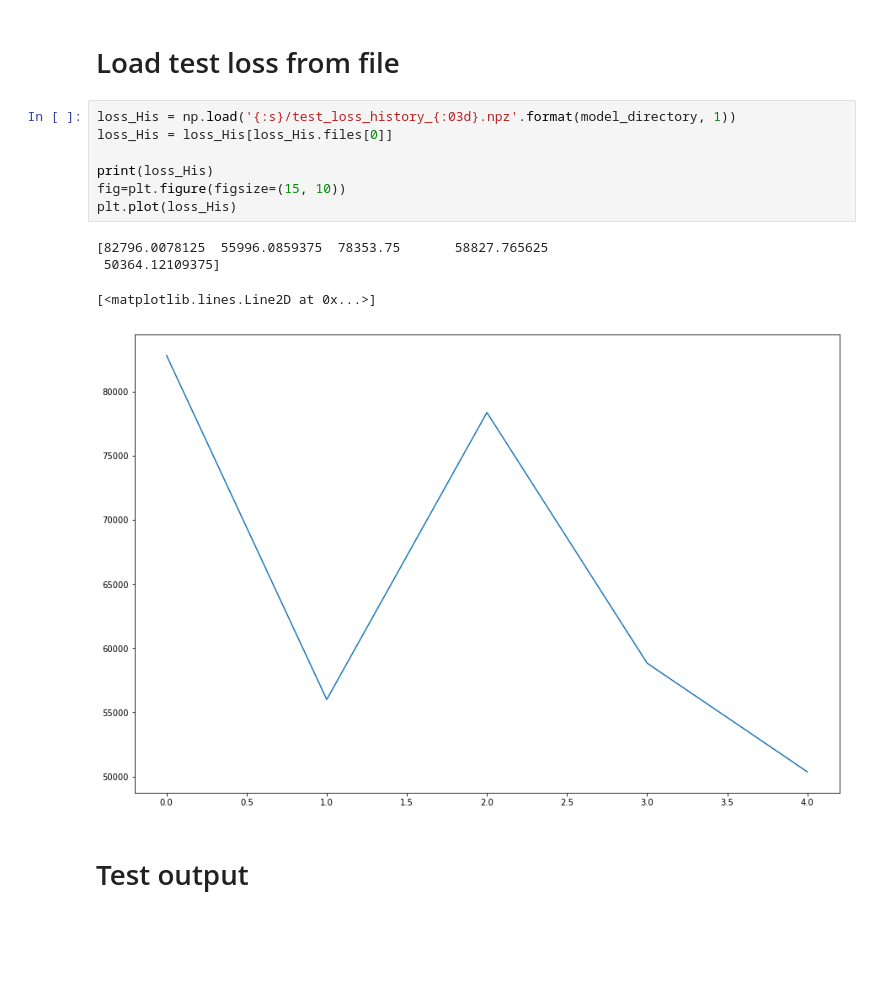
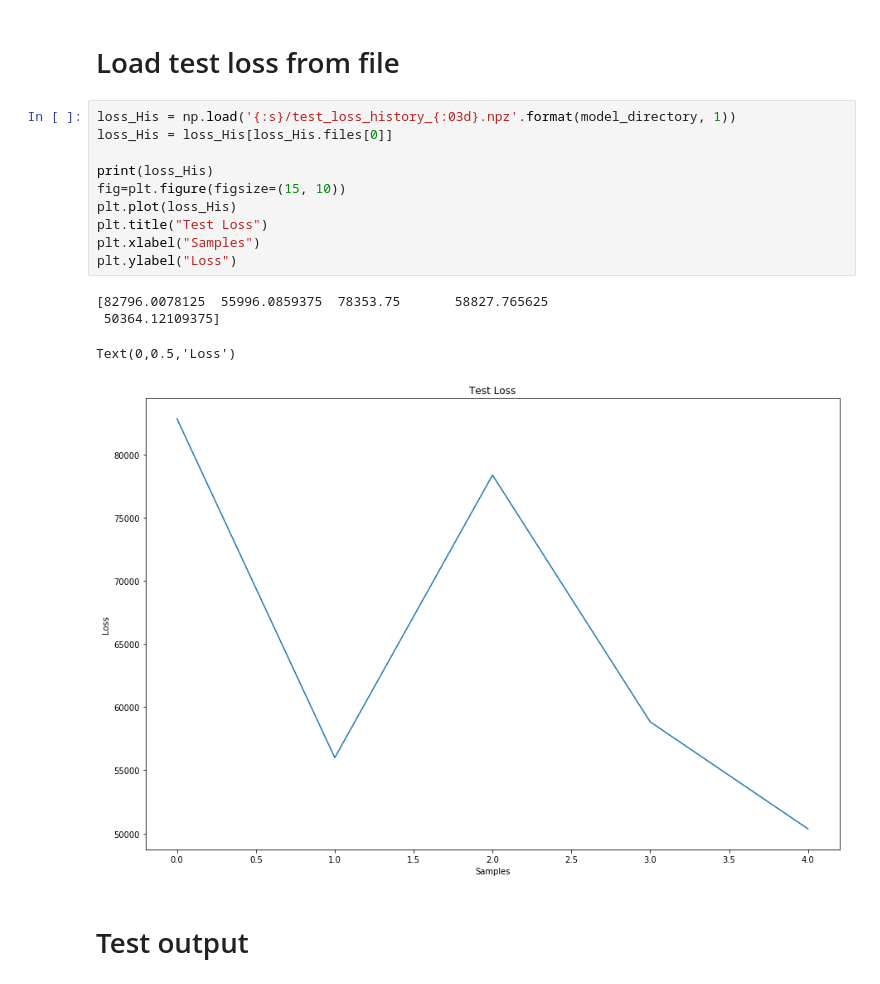
Before and after one commit to basameera/NIPS_week_2_3, a Jupyter notebook: weeks_2_and_3_assignment_Final_code.ipynb, the cells around one changed output. Saved outputs shown, nothing was run; the diff lists cells and outputs as text; blank space fills up the shorter version.

```diff
--- a/weeks_2_and_3_assignment_Final_code.ipynb
+++ b/weeks_2_and_3_assignment_Final_code.ipynb
@@ -552,15 +585,18 @@ Test Done...
 # %%
 loss_His = np.load('{:s}/test_loss_history_{:03d}.npz'.format(model_directory, 1))
 loss_His = loss_His[loss_His.files[0]]
 
 print(loss_His)
 fig=plt.figure(figsize=(15, 10))
 plt.plot(loss_His)
+plt.title("Test Loss")
+plt.xlabel("Samples")
+plt.ylabel("Loss")
 # %% [output]
 [82796.0078125  55996.0859375  78353.75       58827.765625
  50364.12109375]
-[<matplotlib.lines.Line2D at 0x...>]
+Text(0,0.5,'Loss')
-[figure, old version]
+[figure, new version]
 # %% [markdown]
 # Test output
 # %%
```
Also changed, not shown: parts of 7 cells of this notebook, 34 other files.
